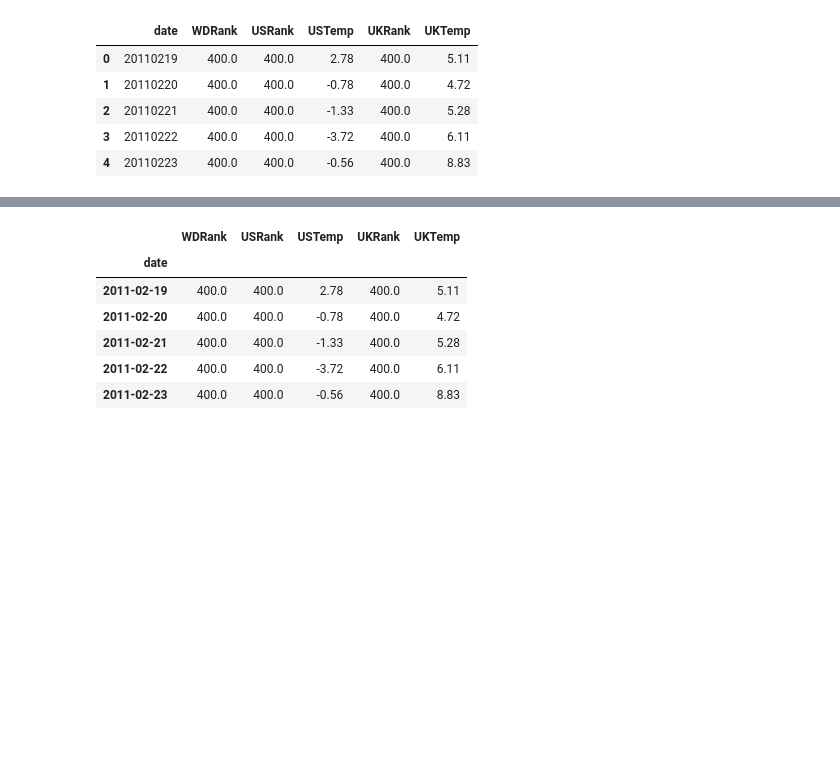
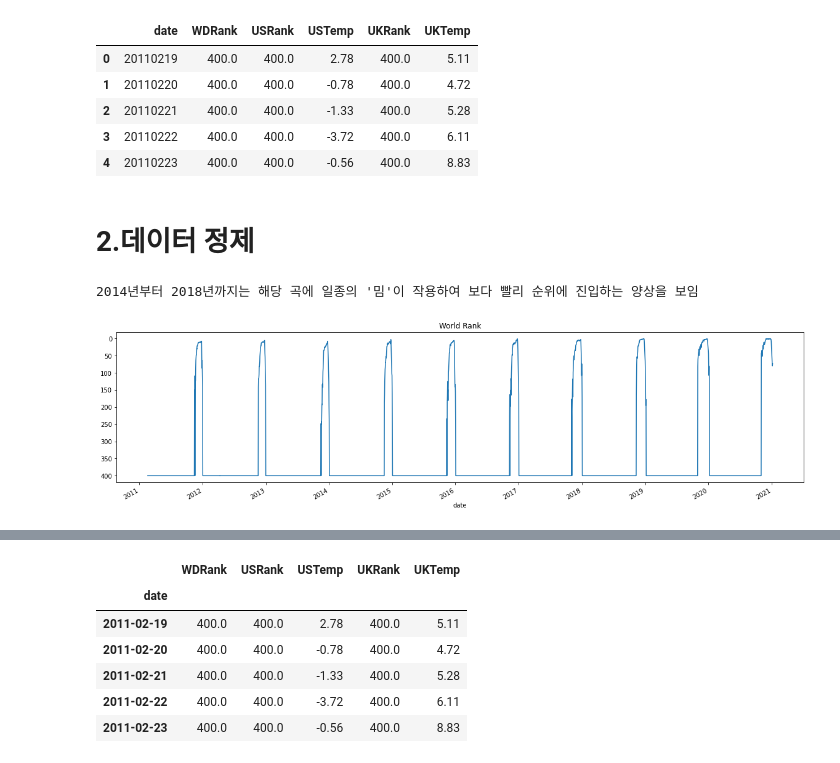
Before and after one commit to juneilsam/mariah_carey_christmas, a Jupyter notebook: mariah_lstm.ipynb, the cells around one changed output, grey strips where cells are left out. Cells and saved outputs as stored; diff of their text form; code cells hidden in the pictures; blank space fills up the shorter version.

```diff
--- a/mariah_lstm.ipynb
+++ b/mariah_lstm.ipynb
@@ -44,4 +46,6 @@ df.head()
 | 2 | 20110221 | 400.0 | 400.0 | -1.33 | 400.0 | 5.28 |
 | 3 | 20110222 | 400.0 | 400.0 | -3.72 | 400.0 | 6.11 |
 | 4 | 20110223 | 400.0 | 400.0 | -0.56 | 400.0 | 8.83 |
+# %% [markdown]
+# 2.데이터 정제
 # %%
@@ -48,4 +53,13 @@ df.head()
 df['date'] = pd.to_datetime(df['date'], format = "%Y%m%d")
 df = df.set_index('date')
+# %%
+plt.figure(figsize=(20, 5))
+df['WDRank'].plot()
+plt.gca().invert_yaxis()
+plt.title('World Rank')
+print("2014년부터 2018년까지는 해당 곡에 일종의 '밈'이 작용하여 보다 빨리 순위에 진입하는 양상을 보임")
+# %% [output]
+2014년부터 2018년까지는 해당 곡에 일종의 '밈'이 작용하여 보다 빨리 순위에 진입하는 양상을 보임
+[figure, added]
 # %%
 plt.figure(figsize=(20, 5))
```
Also changed, not shown: parts of 22 cells of this notebook.
